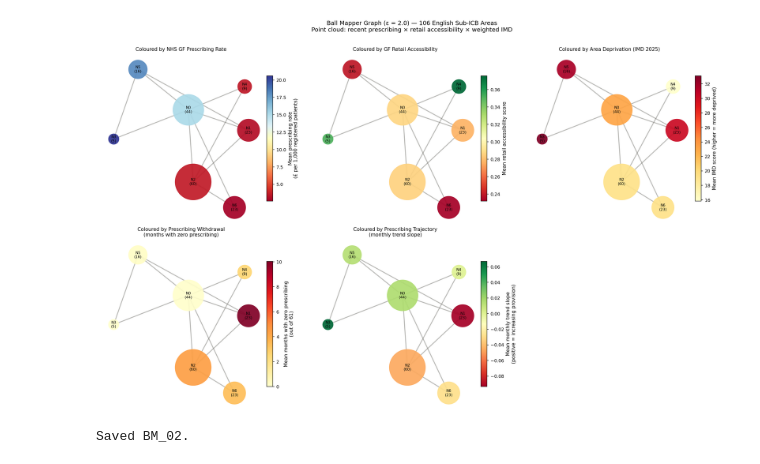
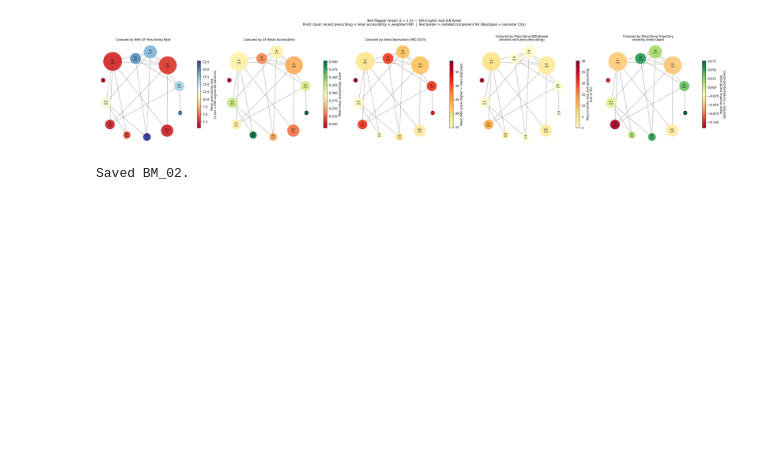
Before and after one commit to namraasghar/gluten-free-spatial-inequality, a Jupyter notebook: notebooks/03_ball_mapper.ipynb, the cells around one changed output. Cells and saved outputs as stored; diff of their text form; code cells hidden in the pictures; blank space fills up the shorter version.

Commit message:
Notebook 03 complete: Ball Mapper at eps=1.5, 12 nodes, N3 isolated (Blackpool+Leicester City), epsilon and binary retail robustness checks

```diff
--- a/notebooks/03_ball_mapper.ipynb
+++ b/notebooks/03_ball_mapper.ipynb
@@ -252,66 +425,51 @@ Nodes: 7 | Edges: 11 | Connected: True
 # %%
-# ── CELL 5: BALL MAPPER VISUALISATION — FIVE COLOURED PANELS ──────────────
-
-def draw_bm(ax, G, pos, node_vals, node_sizes, cmap, vmin, vmax,
-            title, cbar_label, fig):
-    norm = mcolors.Normalize(vmin=vmin, vmax=vmax)
-    colors = [cmap(norm(node_vals[n])) for n in G.nodes()]
-    sizes  = [node_sizes[n] * 90 for n in G.nodes()]
-
-    nx.draw_networkx_nodes(G, pos, ax=ax, node_size=sizes,
-                           node_color=colors, alpha=0.92)
-    nx.draw_networkx_edges(G, pos, ax=ax, edge_color=GREY,
-                           width=1.8, alpha=0.5)
-    nx.draw_networkx_labels(G, pos, ax=ax,
-                            labels={n: f"N{n}\n({node_sizes[n]})"
-                                    for n in G.nodes()},
-                            font_size=7.5, font_color='black')
-    sm = plt.cm.ScalarMappable(cmap=cmap, norm=norm)
-    sm.set_array([])
-    plt.colorbar(sm, ax=ax, shrink=0.75, label=cbar_label, pad=0.02)
-    ax.set_title(title, fontsize=10, pad=8)
-    ax.axis('off')
-
-fig, axes = plt.subplots(2, 3, figsize=(18, 11))
-axes = axes.flatten()
+# ═══════════════════════════════════════════════════════════════════════════
+# CELL 5 — FIVE PANEL COLOURED BALL MAPPER GRAPH
+# ═══════════════════════════════════════════════════════════════════════════
 
 panels = [
-    (n_presc,  plt.cm.RdYlBu,
+    ('prescribing_rate_recent',
+     plt.cm.RdYlBu,
      'Coloured by NHS GF Prescribing Rate',
      'Mean prescribing rate\n(£ per 1,000 registered patients)'),
-    (n_retail, plt.cm.RdYlGn,
+    ('retail_accessibility_score',
+     plt.cm.RdYlGn,
      'Coloured by GF Retail Accessibility',
      'Mean retail accessibility score'),
-    (n_imd,    plt.cm.YlOrRd,
+    ('imd_score_weighted',
+     plt.cm.YlOrRd,
      'Coloured by Area Deprivation (IMD 2025)',
      'Mean IMD score (higher = more deprived)'),
-    (n_months, plt.cm.YlOrRd,
+    ('months_zero',
+     plt.cm.YlOrRd,
      'Coloured by Prescribing Withdrawal\n(months with zero prescribing)',
      'Mean months with zero prescribing\n(out of 61)'),
-    (n_slope,  plt.cm.RdYlGn,
+    ('trend_slope',
+     plt.cm.RdYlGn,
      'Coloured by Prescribing Trajectory\n(monthly trend slope)',
      'Mean monthly trend slope\n(positive = increasing provision)'),
 ]
 
-for ax, (vals, cmap, title, cbar) in zip(axes[:5], panels):
-    vmin = min(vals.values())
-    vmax = max(vals.values())
-    draw_bm(ax, G, pos, vals, n_size, cmap, vmin, vmax, title, cbar, fig)
+fig, axes = plt.subplots(1, 5, figsize=(30, 6))
 
-# Turn off unused 6th panel
-axes[5].axis('off')
+for ax, (col, cmap, title, cbar) in zip(axes, panels):
+    vals = node_mean(nodes, df, col)
+    draw_bm(ax, G, pos, vals, n_size, cmap,
+            min(vals.values()), max(vals.values()),
+            title, cbar, isolated_nodes=isolated_nodes)
 
-fig.suptitle(
+plt.suptitle(
     f'Ball Mapper Graph (ε = {EPSILON}) — 106 English Sub-ICB Areas\n'
-    f'Point cloud: recent prescribing × retail accessibility × weighted IMD',
-    fontsize=12, fontweight='normal', y=1.01)
+    f'Point cloud: recent prescribing × retail accessibility × weighted IMD  |  '
+    f'Red border = isolated component N3 (Blackpool + Leicester City)',
+    fontsize=11, fontweight='normal', y=1.02)
 
 plt.tight_layout()
 plt.savefig(f'{FIG_PATH}/BM_02_five_panels.png',
             bbox_inches='tight', dpi=150)
 plt.show()
 print("Saved BM_02.")
 # %% [output]
-[figure, old version]
+[figure, new version]
 Saved BM_02.
 # %%
```
Also changed, not shown: parts of 19 cells of this notebook, 9 other files.
